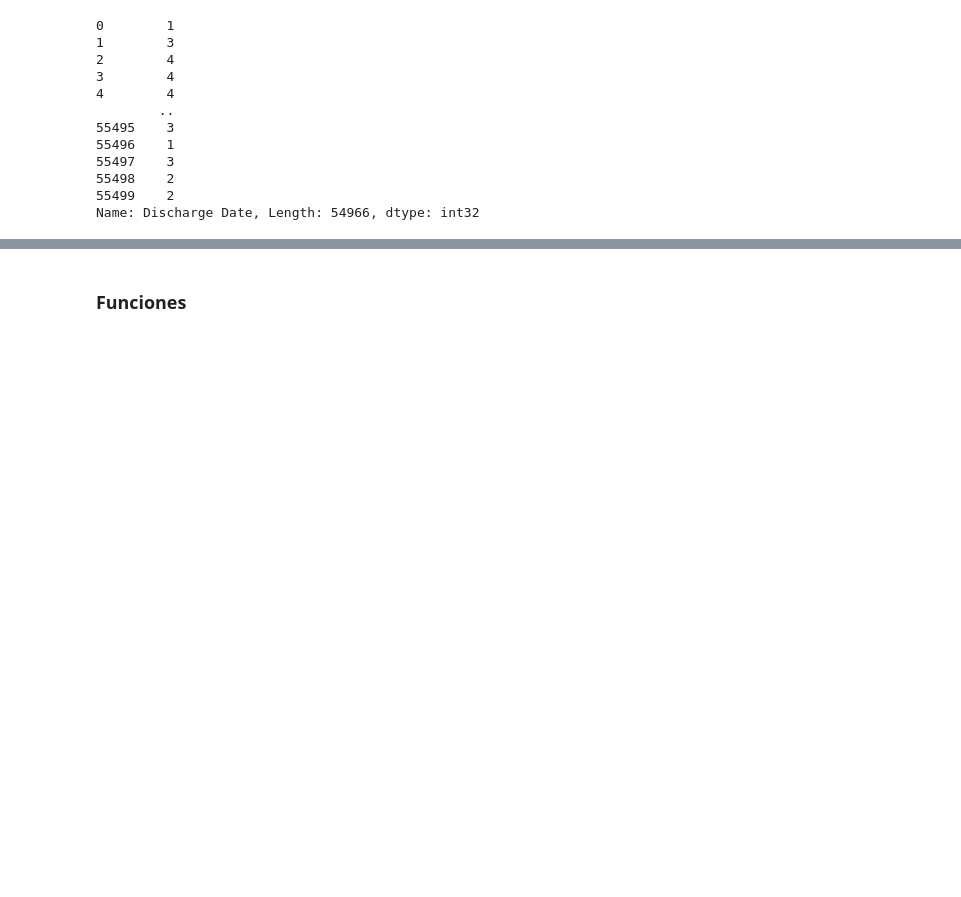
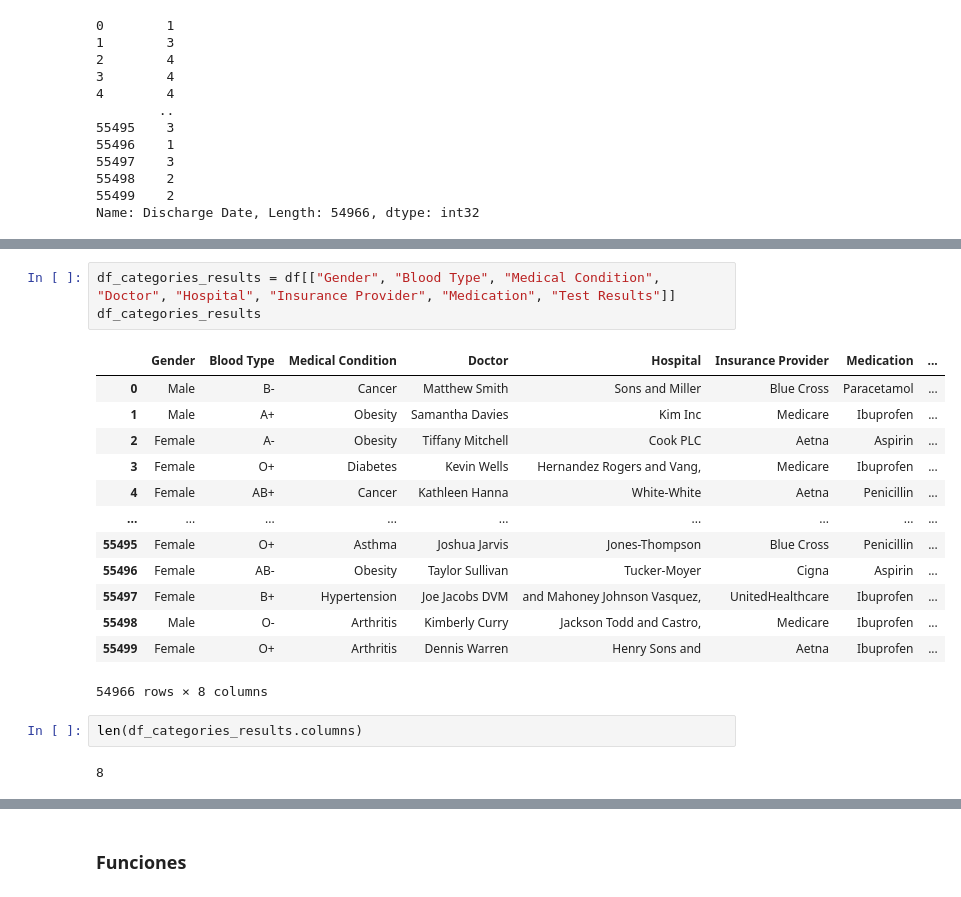
Before and after one commit to jaagomezmu/DeepLearningMINE, a Jupyter notebook: Taller1/taller_1_gomez_javier.ipynb, the cells around one changed output, grey strips where cells are left out. Cells and saved outputs as stored; diff of their text form; blank space fills up the shorter version.

```diff
--- a/Taller1/taller_1_gomez_javier.ipynb
+++ b/Taller1/taller_1_gomez_javier.ipynb
@@ -482,0 +546,21 @@ Name: Discharge Date, Length: 54966, dtype: int32
+# %%
+df_categories_results = df[["Gender", "Blood Type", "Medical Condition", "Doctor", "Hospital", "Insurance Provider", "Medication", "Test Results"]]
+df_categories_results
+# %% [output]
+|  | Gender | Blood Type | Medical Condition | Doctor | Hospital | Insurance Provider | Medication | ... |
+| 0 | Male | B- | Cancer | Matthew Smith | Sons and Miller | Blue Cross | Paracetamol | ... |
+| 1 | Male | A+ | Obesity | Samantha Davies | Kim Inc | Medicare | Ibuprofen | ... |
+| 2 | Female | A- | Obesity | Tiffany Mitchell | Cook PLC | Aetna | Aspirin | ... |
+| 3 | Female | O+ | Diabetes | Kevin Wells | Hernandez Rogers and Vang, | Medicare | Ibuprofen | ... |
+| 4 | Female | AB+ | Cancer | Kathleen Hanna | White-White | Aetna | Penicillin | ... |
+| ... | ... | ... | ... | ... | ... | ... | ... | ... |
+| 55495 | Female | O+ | Asthma | Joshua Jarvis | Jones-Thompson | Blue Cross | Penicillin | ... |
+| 55496 | Female | AB- | Obesity | Taylor Sullivan | Tucker-Moyer | Cigna | Aspirin | ... |
+| 55497 | Female | B+ | Hypertension | Joe Jacobs DVM | and Mahoney Johnson Vasquez, | UnitedHealthcare | Ibuprofen | ... |
+| 55498 | Male | O- | Arthritis | Kimberly Curry | Jackson Todd and Castro, | Medicare | Ibuprofen | ... |
+| 55499 | Female | O+ | Arthritis | Dennis Warren | Henry Sons and | Aetna | Ibuprofen | ... |
+54966 rows × 8 columns
+# %%
+len(df_categories_results.columns)
+# %% [output]
+8
```
Also changed, not shown: parts of 21 cells of this notebook, 2 other files.
